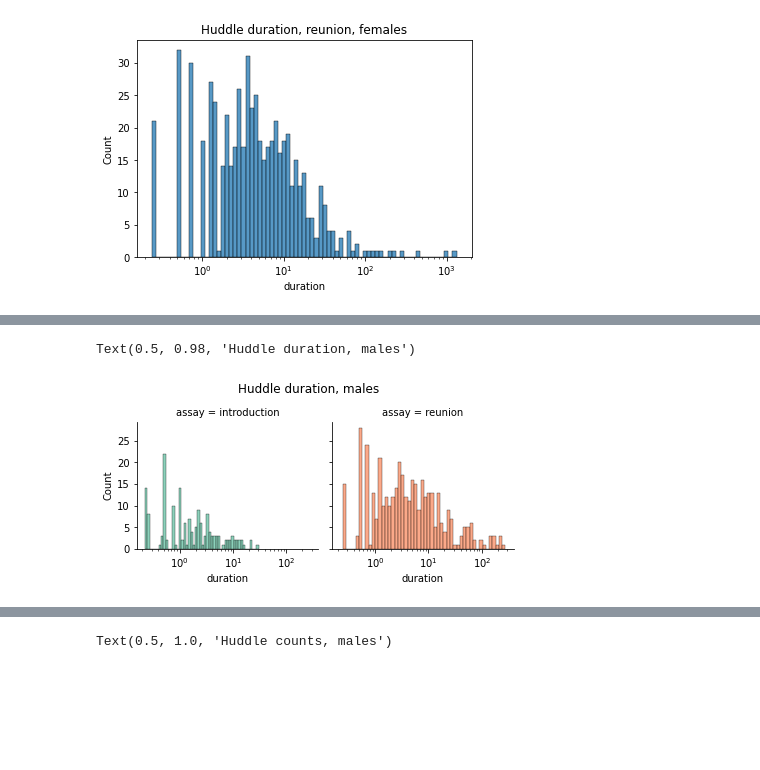
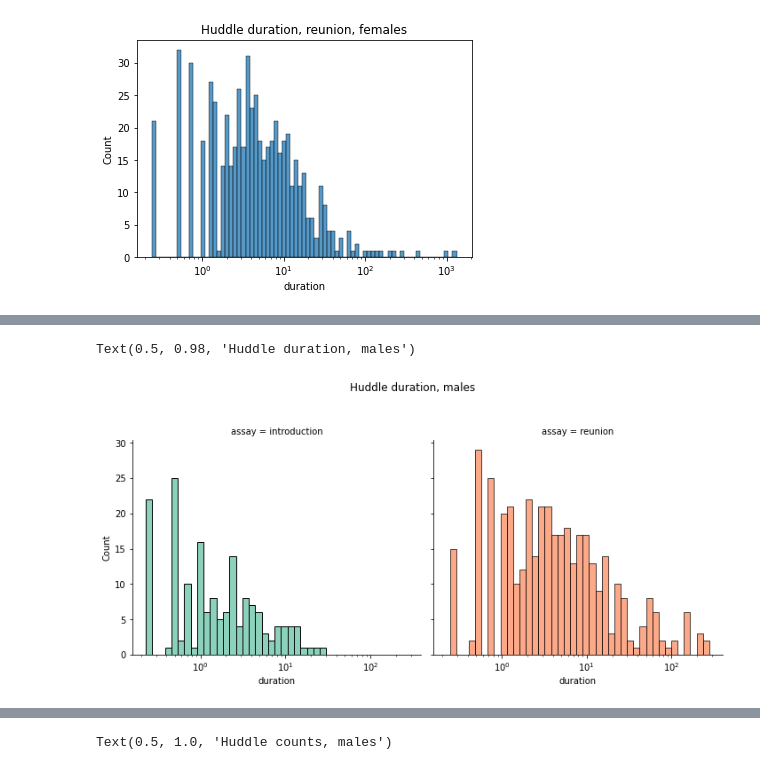
Before and after one commit to nhoglen/scn2a-paper-GWJSNH-code, a Jupyter notebook: 241112_scratch_WThuddleTimes-introVreunion.ipynb, the cells around one changed output, grey strips where cells are left out. Cells and saved outputs as stored; diff of their text form; code cells hidden in the pictures; blank space fills up the shorter version.

Commit message:
NWB file updates and plotting

```diff
--- a/241112_scratch_WThuddleTimes-introVreunion.ipynb
+++ b/241112_scratch_WThuddleTimes-introVreunion.ipynb
@@ -140,0 +152,11 @@ Text(0.5, 0.98, 'Huddle duration, females')
+# %%
+# ----- GENERATE OVERLAY OF HISTOGRAMS -----
+sex = 'F'
+bw = 0.075
+
+udat = allfilt[allfilt.sex==sex]
+
+x = sns.histplot(data=udat,x='duration',hue='assay',binwidth = bw,log_scale=(10,False),palette='Set1')
+plt.title('Huddle duration, females')
+sns.despine(top=True,right=True)
+plt.savefig(os.path.join(outp,'duration_hist_females.pdf'))
@@ -141,8 +165,8 @@ Text(0.5, 0.98, 'Huddle duration, females')
 # %%
-y = sns.FacetGrid(allfilt[allfilt.sex=='M'],col='assay',hue='assay',palette='Set2')
-y.map_dataframe(sns.histplot,x='duration',bins=50,log_scale=(10,False))
+y = sns.FacetGrid(allfilt[allfilt.sex=='M'],col='assay',hue='assay',palette='Set2',height=5)
+y.map_dataframe(sns.histplot,x='duration',binwidth=bw,log_scale=(10,False))
 y.fig.subplots_adjust(top=.8)
 y.fig.suptitle('Huddle duration, males')
 # %% [output]
 Text(0.5, 0.98, 'Huddle duration, males')
-[figure, old version]
+[figure, new version]
```
Also changed, not shown: parts of 17 cells of this notebook, 1 other file.
